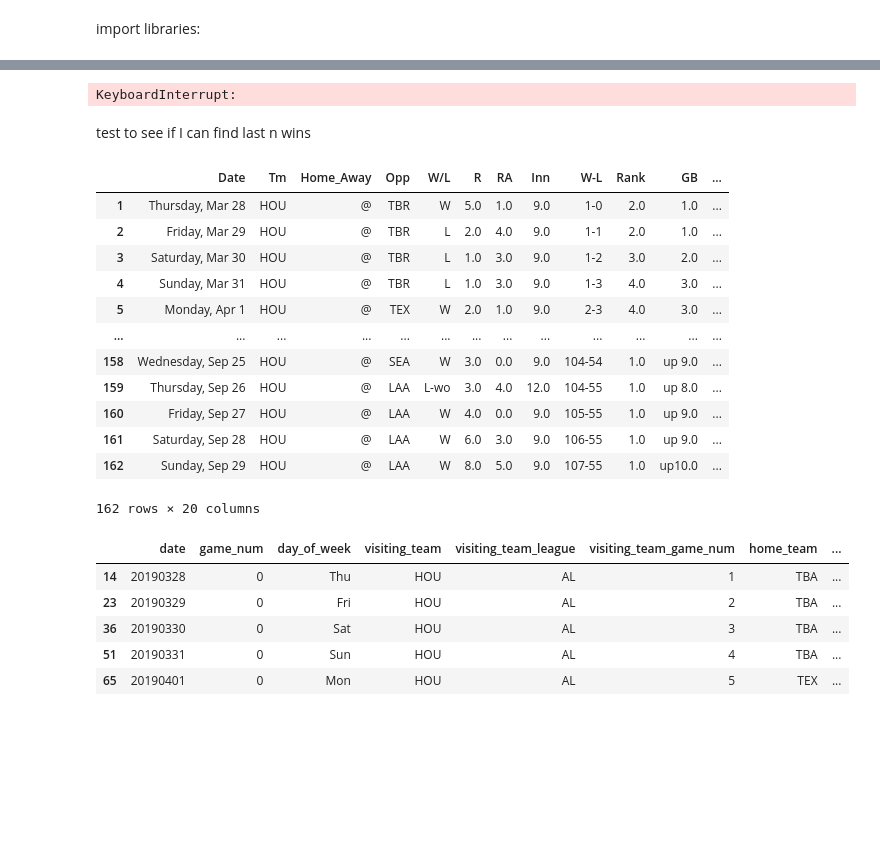
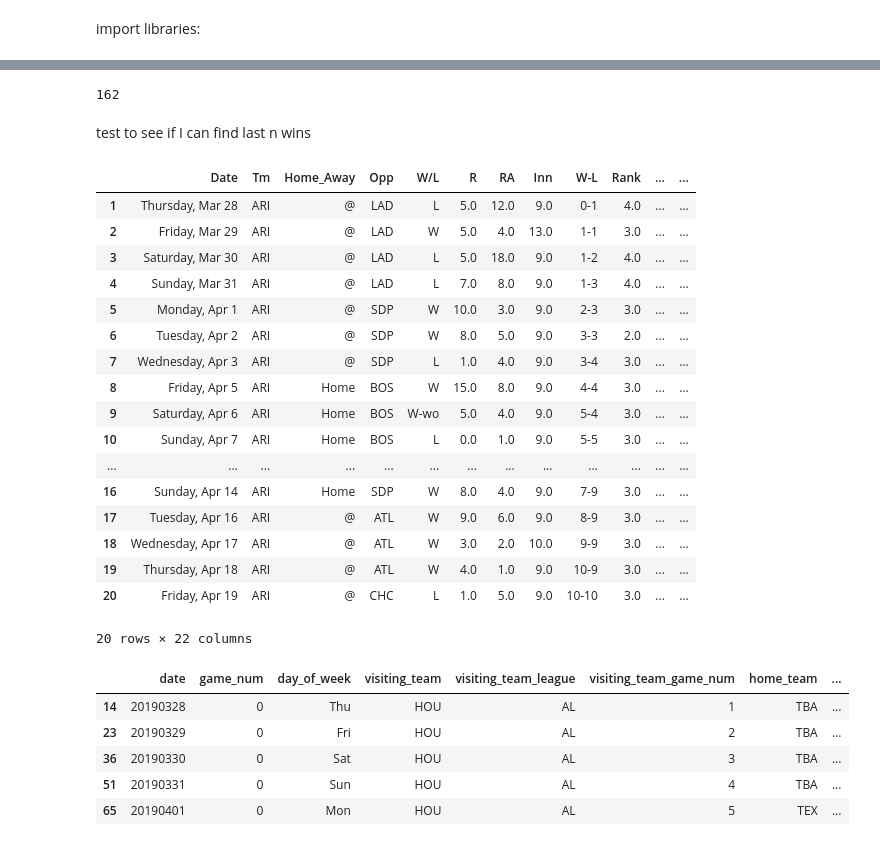
Before and after one commit to Am3ra/baseball, a Jupyter notebook: Project.ipynb, the cells around one changed output, grey strips where cells are left out. Saved outputs shown, nothing was run; the diff lists cells and outputs as text; code cells hidden in the pictures; blank space fills up the shorter version.

Commit message:
create rolling average functions

```diff
--- a/Project.ipynb
+++ b/Project.ipynb
@@ -22,8 +37,13 @@ bbref_current_teams = ["ARI","ATL","BAL","BOS","CHC","CHW","CIN","CLE","COL",
 data = pybaseball.schedule_and_record(2019, "HOU").columns
 data = pd.DataFrame(columns=data)
 
-for team in bbref_current_teams:
-    for year in range(2018,2019):
-        data = pd.concat([data, pybaseball.schedule_and_record(year, team)])
+
+def getTeamSchedules(initial_year,final_year):
+    teamdata = []
+
+    for team in bbref_current_teams:
+        df = pybaseball.schedule_and_record(initial_year, team)
+        for year in range(initial_year+1,final_year+1):
+            df = df.append(pybaseball.schedule_and_record(year, team))
+        teamdata.append(df)
+    return teamdata
-# %% [output]
-KeyboardInterrupt:
@@ -32,21 +50,33 @@ data
+# %%
+curr  = getTeamSchedules(2019,2019)
+# %%
+len(curr[0])
+# %% [output]
+162
 # %% [markdown]
 test to see if I can find last n wins
-# %%
-year = 2019
-team = "HOU"
-season = pybaseball.schedule_and_record(year, team)
-season
-# %% [output]
-|  | Date | Tm | Home_Away | Opp | W/L | R | RA | Inn | W-L | Rank | GB | ... |
-| 1 | Thursday, Mar 28 | HOU | @ | TBR | W | 5.0 | 1.0 | 9.0 | 1-0 | 2.0 | 1.0 | ... |
-| 2 | Friday, Mar 29 | HOU | @ | TBR | L | 2.0 | 4.0 | 9.0 | 1-1 | 2.0 | 1.0 | ... |
-| 3 | Saturday, Mar 30 | HOU | @ | TBR | L | 1.0 | 3.0 | 9.0 | 1-2 | 3.0 | 2.0 | ... |
-| 4 | Sunday, Mar 31 | HOU | @ | TBR | L | 1.0 | 3.0 | 9.0 | 1-3 | 4.0 | 3.0 | ... |
-| 5 | Monday, Apr 1 | HOU | @ | TEX | W | 2.0 | 1.0 | 9.0 | 2-3 | 4.0 | 3.0 | ... |
-| ... | ... | ... | ... | ... | ... | ... | ... | ... | ... | ... | ... | ... |
-| 158 | Wednesday, Sep 25 | HOU | @ | SEA | W | 3.0 | 0.0 | 9.0 | 104-54 | 1.0 | up 9.0 | ... |
-| 159 | Thursday, Sep 26 | HOU | @ | LAA | L-wo | 3.0 | 4.0 | 12.0 | 104-55 | 1.0 | up 8.0 | ... |
-| 160 | Friday, Sep 27 | HOU | @ | LAA | W | 4.0 | 0.0 | 9.0 | 105-55 | 1.0 | up 9.0 | ... |
-| 161 | Saturday, Sep 28 | HOU | @ | LAA | W | 6.0 | 3.0 | 9.0 | 106-55 | 1.0 | up 9.0 | ... |
-| 162 | Sunday, Sep 29 | HOU | @ | LAA | W | 8.0 | 5.0 | 9.0 | 107-55 | 1.0 | up10.0 | ... |
-162 rows × 20 columns
+# %%
+season = curr[0]
+season["WIN"] = ["1" if row[0] == "W" else "0" for row in season["W/L"]]
+################ YES
+season["L10%"] = season["WIN"].shift().rolling(10).sum()/10
+season[:20]
+# %% [output]
+|  | Date | Tm | Home_Away | Opp | W/L | R | RA | Inn | W-L | Rank | ... | ... |
+| 1 | Thursday, Mar 28 | ARI | @ | LAD | L | 5.0 | 12.0 | 9.0 | 0-1 | 4.0 | ... | ... |
+| 2 | Friday, Mar 29 | ARI | @ | LAD | W | 5.0 | 4.0 | 13.0 | 1-1 | 3.0 | ... | ... |
+| 3 | Saturday, Mar 30 | ARI | @ | LAD | L | 5.0 | 18.0 | 9.0 | 1-2 | 4.0 | ... | ... |
+| 4 | Sunday, Mar 31 | ARI | @ | LAD | L | 7.0 | 8.0 | 9.0 | 1-3 | 4.0 | ... | ... |
+| 5 | Monday, Apr 1 | ARI | @ | SDP | W | 10.0 | 3.0 | 9.0 | 2-3 | 3.0 | ... | ... |
+| 6 | Tuesday, Apr 2 | ARI | @ | SDP | W | 8.0 | 5.0 | 9.0 | 3-3 | 2.0 | ... | ... |
+| 7 | Wednesday, Apr 3 | ARI | @ | SDP | L | 1.0 | 4.0 | 9.0 | 3-4 | 3.0 | ... | ... |
+| 8 | Friday, Apr 5 | ARI | Home | BOS | W | 15.0 | 8.0 | 9.0 | 4-4 | 3.0 | ... | ... |
+| 9 | Saturday, Apr 6 | ARI | Home | BOS | W-wo | 5.0 | 4.0 | 9.0 | 5-4 | 3.0 | ... | ... |
+| 10 | Sunday, Apr 7 | ARI | Home | BOS | L | 0.0 | 1.0 | 9.0 | 5-5 | 3.0 | ... | ... |
+| ... | ... | ... | ... | ... | ... | ... | ... | ... | ... | ... | ... | ... |
+| 16 | Sunday, Apr 14 | ARI | Home | SDP | W | 8.0 | 4.0 | 9.0 | 7-9 | 3.0 | ... | ... |
+| 17 | Tuesday, Apr 16 | ARI | @ | ATL | W | 9.0 | 6.0 | 9.0 | 8-9 | 3.0 | ... | ... |
+| 18 | Wednesday, Apr 17 | ARI | @ | ATL | W | 3.0 | 2.0 | 10.0 | 9-9 | 3.0 | ... | ... |
+| 19 | Thursday, Apr 18 | ARI | @ | ATL | W | 4.0 | 1.0 | 9.0 | 10-9 | 3.0 | ... | ... |
+| 20 | Friday, Apr 19 | ARI | @ | CHC | L | 1.0 | 5.0 | 9.0 | 10-10 | 3.0 | ... | ... |
+20 rows × 22 columns
```
Also changed, not shown: parts of 9 cells of this notebook, 2 other files.
